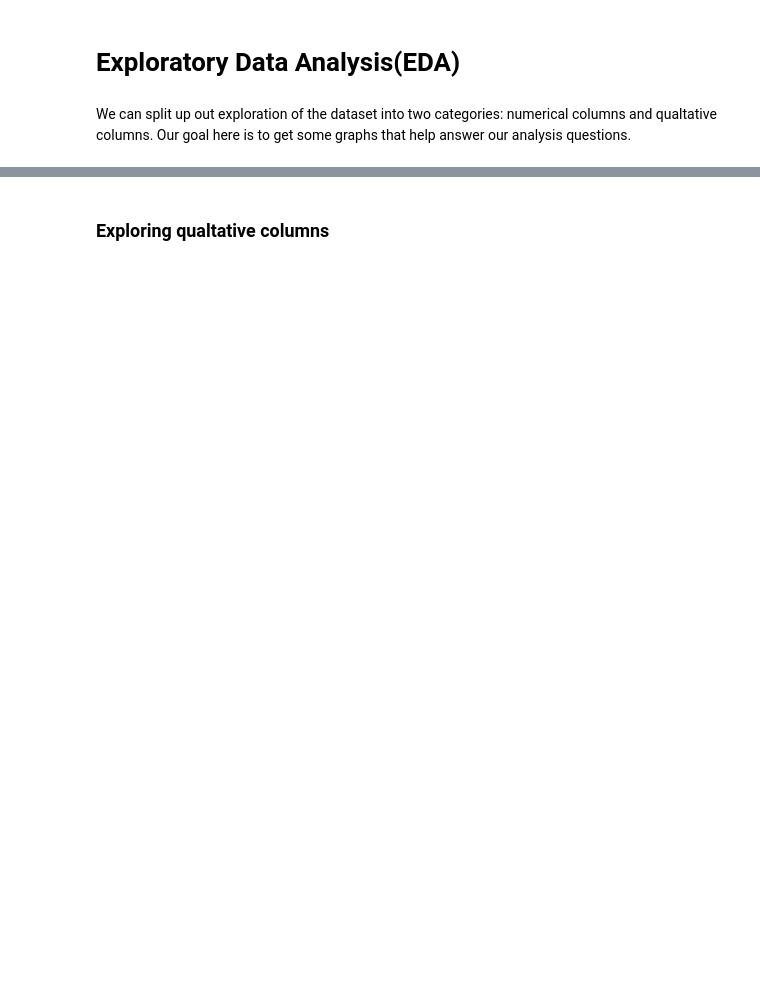
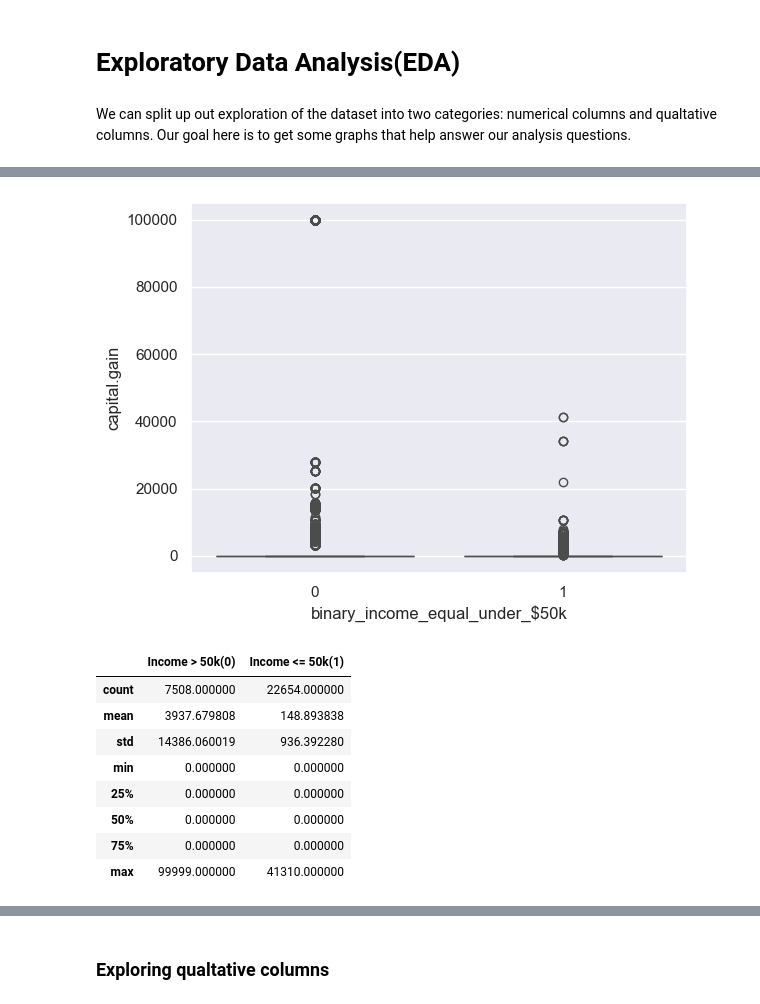
Before and after one commit to brandoncabrera707/CISD_41_Capstone_Project, a Jupyter notebook: capstone_project.ipynb, the cells around one changed output, grey strips where cells are left out. Drawn from its saved outputs; the diff is of its cells as text; code cells hidden in the pictures; blank space fills up the shorter version.

```diff
--- a/capstone_project.ipynb
+++ b/capstone_project.ipynb
@@ -251,0 +293,14 @@ From
+# %%
+capital_gain_info = plot_boxplot(x = 'binary_income_equal_under_$50k', y = 'capital.gain')
+capital_gain_info
+# %% [output]
+[figure, added]
+|  | Income > 50k(0) | Income <= 50k(1) |
+| count | 7508.000000 | 22654.000000 |
+| mean | 3937.679808 | 148.893838 |
+| std | 14386.060019 | 936.392280 |
+| min | 0.000000 | 0.000000 |
+| 25% | 0.000000 | 0.000000 |
+| 50% | 0.000000 | 0.000000 |
+| 75% | 0.000000 | 0.000000 |
+| max | 99999.000000 | 41310.000000 |
```
Also changed, not shown: parts of 16 cells of this notebook.
